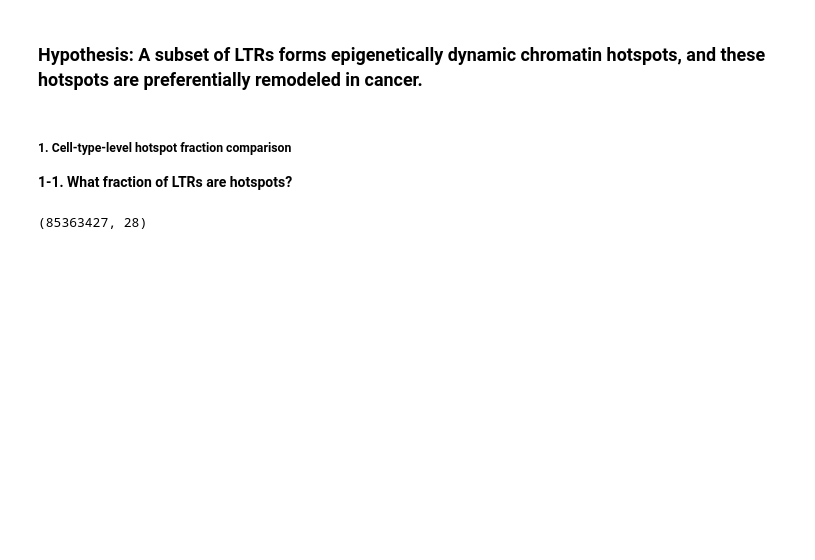
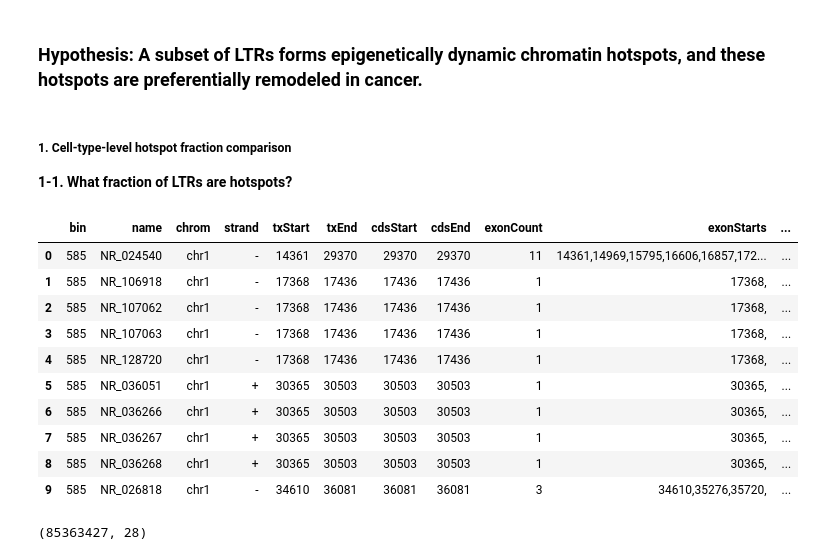
Before and after one commit to caocao0525/HERV, a Jupyter notebook: herv_all_hotspot_analysis.ipynb, the cells around one changed output. Cells and saved outputs as stored; diff of their text form; code cells hidden in the pictures; blank space fills up the shorter version.

```diff
--- a/herv_all_hotspot_analysis.ipynb
+++ b/herv_all_hotspot_analysis.ipynb
@@ -9,6 +9,60 @@ import pandas as pd
 import seaborn as sns
 import matplotlib.pyplot as plt
 import numpy as np
+# %%
+# Gene annotation file (GENCODE v40)
+gene_annotation = "../database/refGene.txt"
+# %%
+#### function from herv_util_test.ipynb
+def load_refgene_full(gene_annotation):
+    gene_df = pd.read_csv(
+        gene_annotation,
+        sep="\t",
+        header=None,
+        names=[
+            "bin","name","chrom","strand",
+            "txStart","txEnd",
+            "cdsStart","cdsEnd",
+            "exonCount","exonStarts","exonEnds",
+            "score","name2","cdsStartStat","cdsEndStat","exonFrames"
+        ]
+    )
+
+    # cleanup
+    gene_df["txStart"] = pd.to_numeric(gene_df["txStart"], errors="coerce")
+    gene_df["txEnd"] = pd.to_numeric(gene_df["txEnd"], errors="coerce")
+    gene_df = gene_df.dropna(subset=["txStart","txEnd"]).copy()
+
+    gene_df["txStart"] = gene_df["txStart"].astype(int)
+    gene_df["txEnd"] = gene_df["txEnd"].astype(int)
+
+    # add TSS
+    gene_df["tss"] = np.where(
+        gene_df["strand"] == "+",
+        gene_df["txStart"],
+        gene_df["txEnd"]
+    )
+
+    gene_df["gene_name"] = gene_df["name2"]
+
+    return gene_df
+# %%
+gene_df=load_refgene_full(
+    gene_annotation,
+)
+gene_df.head(10)
+# %% [output]
+|  | bin | name | chrom | strand | txStart | txEnd | cdsStart | cdsEnd | exonCount | exonStarts | ... |
+| 0 | 585 | NR_024540 | chr1 | - | 14361 | 29370 | 29370 | 29370 | 11 | 14361,14969,15795,16606,16857,172... | ... |
+| 1 | 585 | NR_106918 | chr1 | - | 17368 | 17436 | 17436 | 17436 | 1 | 17368, | ... |
+| 2 | 585 | NR_107062 | chr1 | - | 17368 | 17436 | 17436 | 17436 | 1 | 17368, | ... |
+| 3 | 585 | NR_107063 | chr1 | - | 17368 | 17436 | 17436 | 17436 | 1 | 17368, | ... |
+| 4 | 585 | NR_128720 | chr1 | - | 17368 | 17436 | 17436 | 17436 | 1 | 17368, | ... |
+| 5 | 585 | NR_036051 | chr1 | + | 30365 | 30503 | 30503 | 30503 | 1 | 30365, | ... |
+| 6 | 585 | NR_036266 | chr1 | + | 30365 | 30503 | 30503 | 30503 | 1 | 30365, | ... |
+| 7 | 585 | NR_036267 | chr1 | + | 30365 | 30503 | 30503 | 30503 | 1 | 30365, | ... |
+| 8 | 585 | NR_036268 | chr1 | + | 30365 | 30503 | 30503 | 30503 | 1 | 30365, | ... |
+| 9 | 585 | NR_026818 | chr1 | - | 34610 | 36081 | 36081 | 36081 | 3 | 34610,35276,35720, | ... |
 # %%
 df = pd.read_csv("../processed/ltr_feature_table.csv")
 print(df.shape)
```
Also changed, not shown: parts of 4 cells of this notebook.
